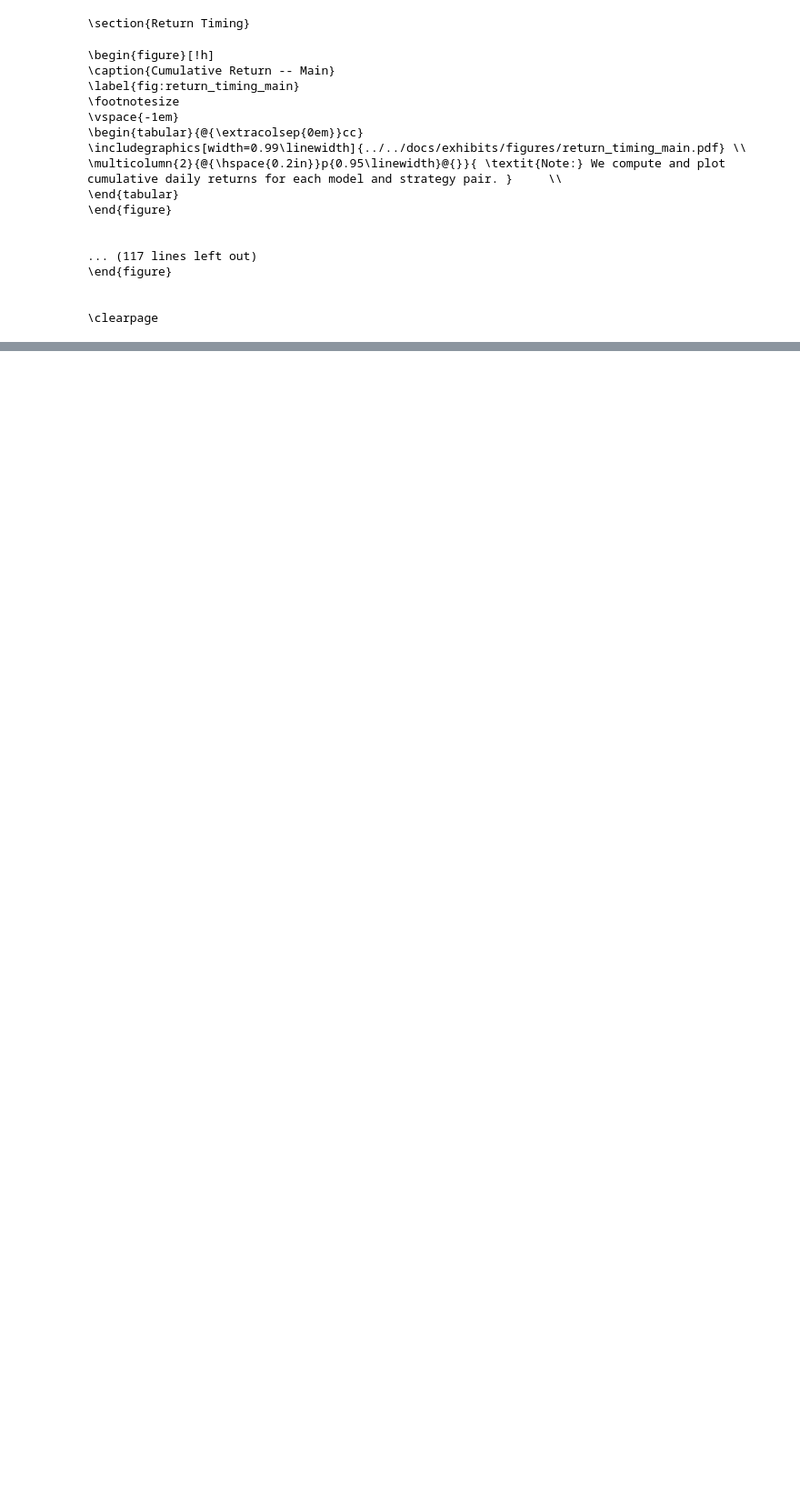
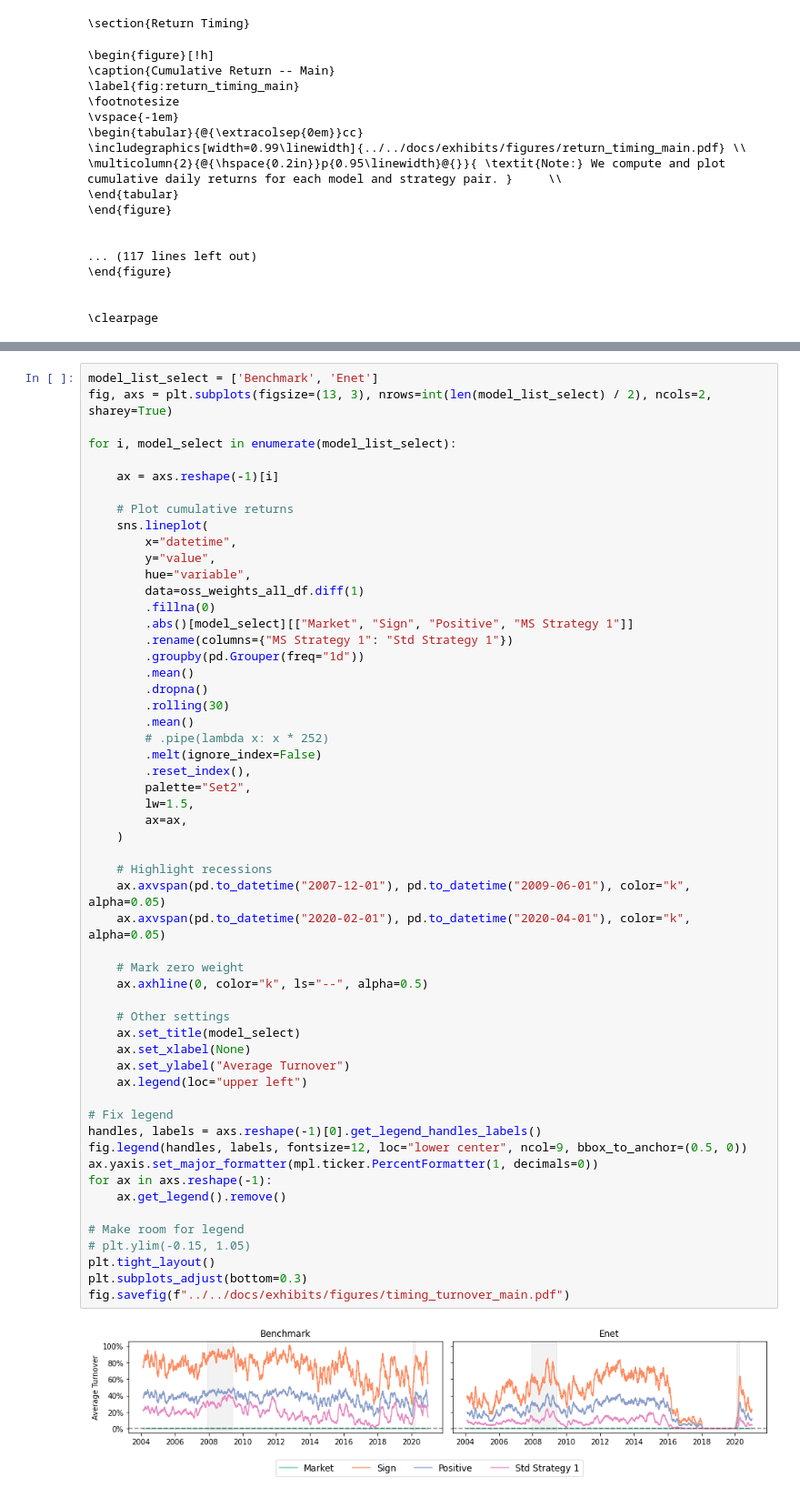
Before and after one commit to B277A/High-Freq-ML, a Jupyter notebook: code/results_analysis/study_return_timing.ipynb, the cells around one changed output, grey strips where cells are left out. Shown at 91% size. Drawn from its saved outputs; the diff is of its cells as text; blank space fills up the shorter version.

```diff
--- a/code/results_analysis/study_return_timing.ipynb
+++ b/code/results_analysis/study_return_timing.ipynb
@@ -298,0 +452,57 @@ fig.savefig(
+# %%
+model_list_select = ['Benchmark', 'Enet']
+fig, axs = plt.subplots(figsize=(13, 3), nrows=int(len(model_list_select) / 2), ncols=2, sharey=True)
+
+for i, model_select in enumerate(model_list_select):
+
+    ax = axs.reshape(-1)[i]
+
+    # Plot cumulative returns
+    sns.lineplot(
+        x="datetime",
+        y="value",
+        hue="variable",
+        data=oss_weights_all_df.diff(1)
+        .fillna(0)
+        .abs()[model_select][["Market", "Sign", "Positive", "MS Strategy 1"]]
+        .rename(columns={"MS Strategy 1": "Std Strategy 1"})
+        .groupby(pd.Grouper(freq="1d"))
+        .mean()
+        .dropna()
+        .rolling(30)
+        .mean()
+        # .pipe(lambda x: x * 252)
+        .melt(ignore_index=False)
+        .reset_index(),
+        palette="Set2",
+        lw=1.5,
+        ax=ax,
+    )
+
+    # Highlight recessions
+    ax.axvspan(pd.to_datetime("2007-12-01"), pd.to_datetime("2009-06-01"), color="k", alpha=0.05)
+    ax.axvspan(pd.to_datetime("2020-02-01"), pd.to_datetime("2020-04-01"), color="k", alpha=0.05)
+
+    # Mark zero weight
+    ax.axhline(0, color="k", ls="--", alpha=0.5)
+
+    # Other settings
+    ax.set_title(model_select)
+    ax.set_xlabel(None)
+    ax.set_ylabel("Average Turnover")
+    ax.legend(loc="upper left")
+
+# Fix legend
+handles, labels = axs.reshape(-1)[0].get_legend_handles_labels()
+fig.legend(handles, labels, fontsize=12, loc="lower center", ncol=9, bbox_to_anchor=(0.5, 0))
+ax.yaxis.set_major_formatter(mpl.ticker.PercentFormatter(1, decimals=0))
+for ax in axs.reshape(-1):
+    ax.get_legend().remove()
+
+# Make room for legend
+# plt.ylim(-0.15, 1.05)
+plt.tight_layout()
+plt.subplots_adjust(bottom=0.3)
+fig.savefig(f"../../docs/exhibits/figures/timing_turnover_main.pdf")
+# %% [output]
+[figure, added]
```
Also changed, not shown: parts of 25 cells of this notebook, 13 other files.
